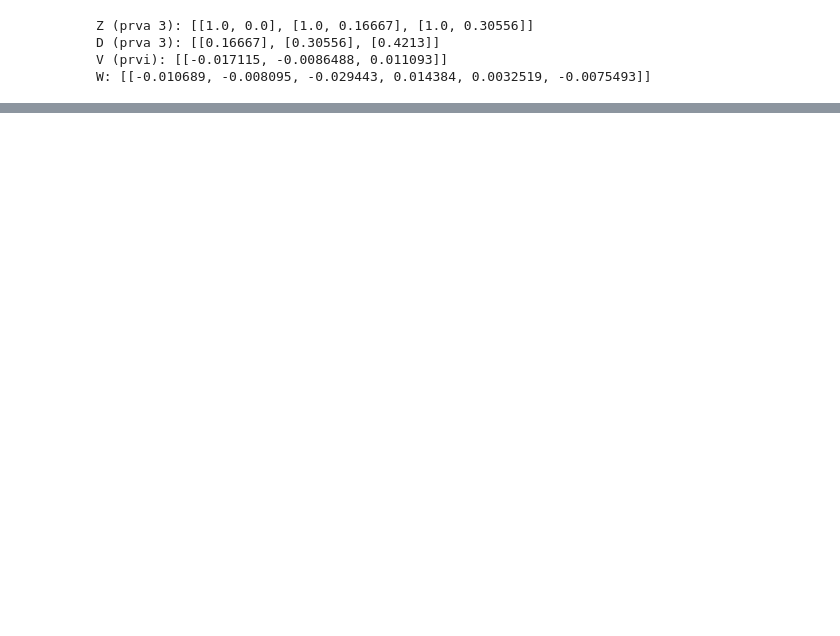
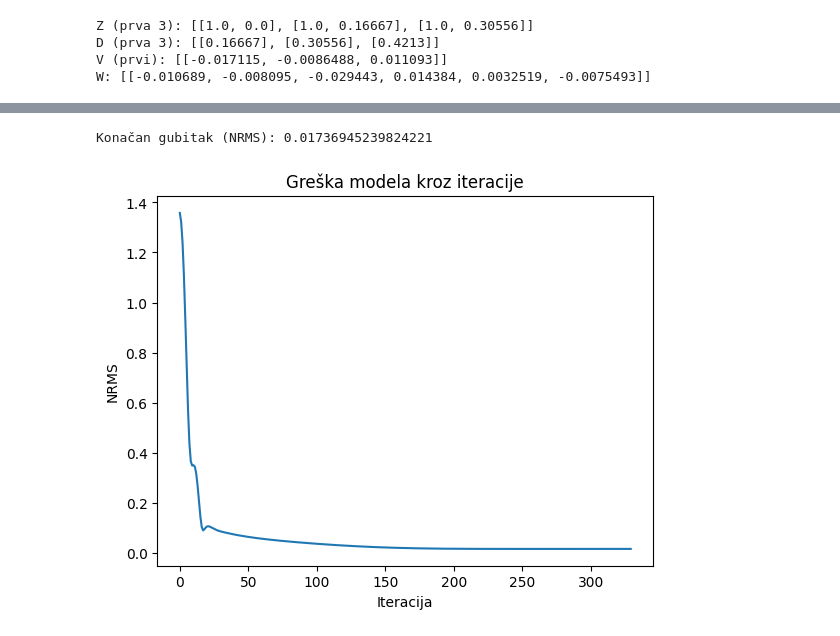
Before and after one commit to 99vik/neuronske-mreze-zadatak, a Jupyter notebook: prilagoden_zadatak.ipynb, the cells around one changed output, grey strips where cells are left out. Cells and saved outputs as stored; diff of their text form; code cells hidden in the pictures; blank space fills up the shorter version.

```diff
--- a/prilagoden_zadatak.ipynb
+++ b/prilagoden_zadatak.ipynb
@@ -192,0 +223,12 @@ Konačan gubitak (NRMS): 0.9906648643939981
+# %%
+P1_ident_podaci.reset_values()
+train(
+    podaci=P1_ident_podaci,
+    aktivacijska_funkcija=aktivacijska_funkcija2,
+    iteracije=330,
+    learning_rate=0.1,
+    momentum=0.3,
+)
+# %% [output]
+Konačan gubitak (NRMS): 0.01736945239824221
+[figure, added]
```
Also changed, not shown: parts of 8 cells of this notebook.
